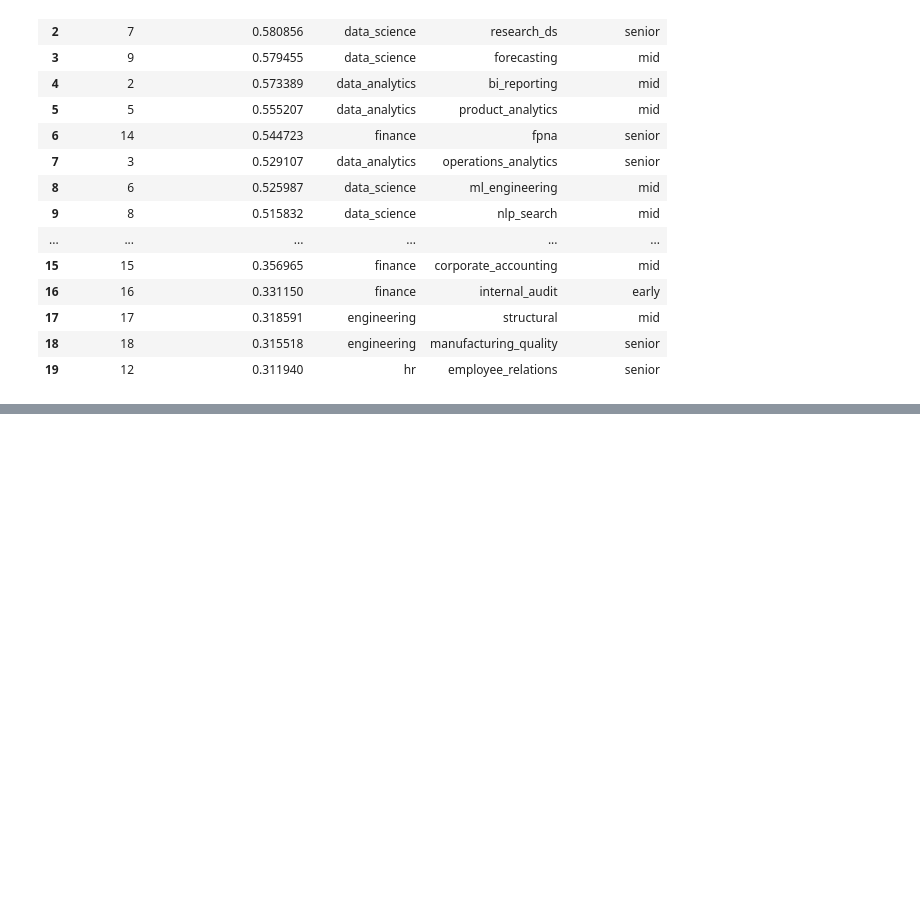
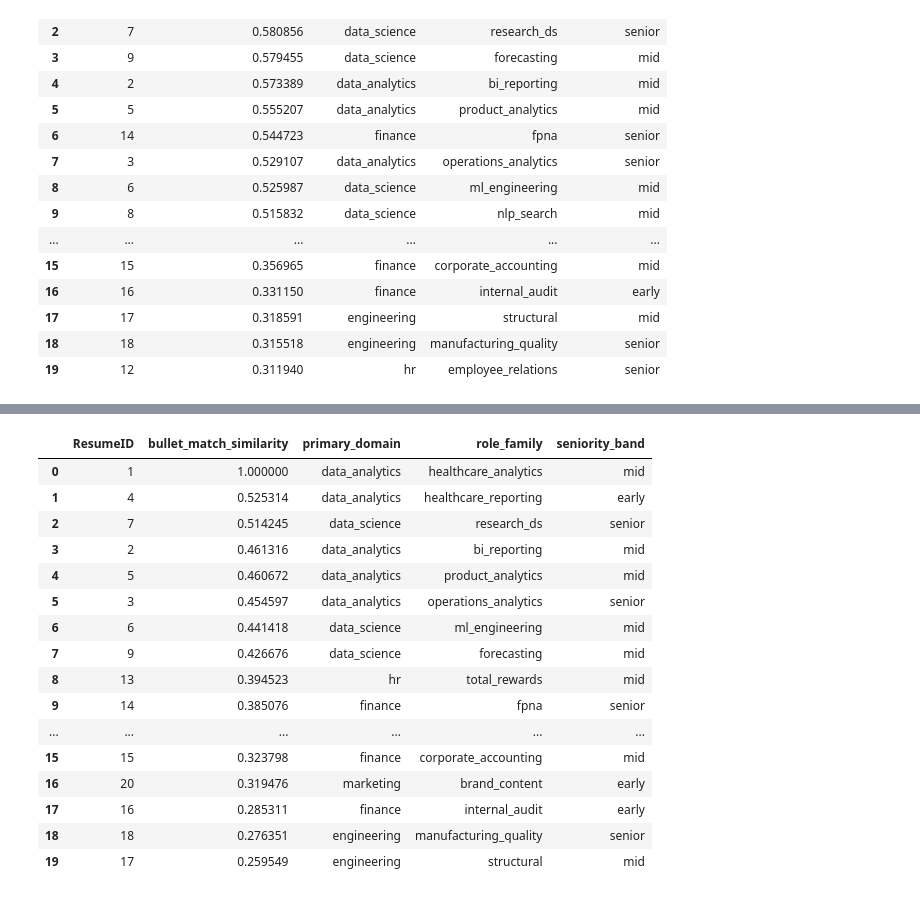
Before and after one commit to deloresmincarelli/Portfolio, a Jupyter notebook: peopleLikeMe/corpus_similarity.ipynb, the cells around one changed output, grey strips where cells are left out. Cells and saved outputs as stored; diff of their text form; code cells hidden in the pictures; blank space fills up the shorter version.

```diff
--- a/peopleLikeMe/corpus_similarity.ipynb
+++ b/peopleLikeMe/corpus_similarity.ipynb
@@ -366,0 +434,99 @@ centroid_rank_df
+# %%
+import math
+
+from sklearn.metrics.pairwise import cosine_similarity
+
+# --- top-k size for bidirectional bullet aggregation ---
+BULLET_TOPK_MIN = 2
+BULLET_TOPK_MAX = 5
+BULLET_TOPK_FRACTION_OF_MIN = 0.4
+
+
+def bullet_topk_k(m: int, n: int, min_k: int, max_k: int, fraction: float) -> int:
+    if min_k < 1:
+        raise ValueError("BULLET_TOPK_MIN must be >= 1")
+    if max_k < min_k:
+        raise ValueError("BULLET_TOPK_MAX must be >= BULLET_TOPK_MIN")
+    mn = min(m, n)
+    return int(min(max(min_k, math.floor(fraction * mn)), max_k))
+
+
+def mean_of_top_k_largest(scores_1d: np.ndarray, k: int) -> float:
+    if scores_1d.size == 0:
+        raise ValueError("empty bullet score vector")
+    k_eff = min(k, int(scores_1d.size))
+    desc = np.sort(scores_1d.astype(np.float64))[::-1][:k_eff]
+    return float(np.mean(desc))
+
+
+if not OUT_EMB_PATH.is_file():
+    raise FileNotFoundError(f"Embedded corpus not found: {OUT_EMB_PATH.resolve()}")
+if not META_PATH.is_file():
+    raise FileNotFoundError(f"Resume metadata not found: {META_PATH.resolve()}")
+
+emb_df3 = pd.read_csv(OUT_EMB_PATH, dtype={"ResumeID": int, "ItemID": int})
+exp_mask3 = emb_df3["Section"].astype(str).str.strip() == "Experience"
+exp_b = emb_df3.loc[exp_mask3 & emb_df3["embedding"].astype(str).str.len().gt(0)].copy()
+exp_b = exp_b.sort_values(["ResumeID", "ItemID"], kind="mergesort")
+
+all_ids_b = sorted(emb_df3["ResumeID"].unique())
+exp_counts_b = exp_b.groupby("ResumeID").size()
+missing_b = [rid for rid in all_ids_b if rid not in exp_counts_b.index or exp_counts_b.loc[rid] == 0]
+if missing_b:
+    raise ValueError(f"No non-empty Experience embedding for ResumeID(s): {missing_b}")
+
+bullets_by_rid: dict[int, np.ndarray] = {}
+for rid, grp in exp_b.groupby("ResumeID", sort=False):
+    vecs = [np.array(json.loads(e), dtype=np.float32) for e in grp["embedding"]]
+    bullets_by_rid[int(rid)] = np.stack(vecs, axis=0)
+
+if TARGET_RESUME_ID not in bullets_by_rid:
+    raise ValueError(f"TARGET_RESUME_ID={TARGET_RESUME_ID} has no experience bullets")
+
+ids_b = sorted(bullets_by_rid.keys())
+X_T = bullets_by_rid[TARGET_RESUME_ID]
+
+rows_bm = []
+for rid in ids_b:
+    X_R = bullets_by_rid[rid]
+    m_tgt, n_other = X_T.shape[0], X_R.shape[0]
+    k = bullet_topk_k(m_tgt, n_other, BULLET_TOPK_MIN, BULLET_TOPK_MAX, BULLET_TOPK_FRACTION_OF_MIN)
+    M = cosine_similarity(X_T, X_R)
+    t_to_r = mean_of_top_k_largest(np.max(M, axis=1), k)
+    r_to_t = mean_of_top_k_largest(np.max(M, axis=0), k)
+    bullet_sim = (t_to_r + r_to_t) / 2.0
+    rows_bm.append({"ResumeID": rid, "bullet_match_similarity": bullet_sim})
+
+self_bm = float(next(r["bullet_match_similarity"] for r in rows_bm if r["ResumeID"] == TARGET_RESUME_ID))
+
+bullet_rank_df = (
+    pd.DataFrame(rows_bm)
+    .sort_values("bullet_match_similarity", ascending=False)
+    .reset_index(drop=True)
+)
+meta_b = pd.read_csv(META_PATH)
+bullet_rank_df = bullet_rank_df.merge(meta_b, on="ResumeID", how="left")
+
+sims_bm = bullet_rank_df["bullet_match_similarity"].to_numpy(dtype=np.float64)
+assert abs(self_bm - 1.0) < 1e-5, f"expected target bullet self-similarity ~1, got {self_bm}"
+assert sims_bm.min() >= -1.0001 and sims_bm.max() <= 1.0001
+
+bullet_rank_df
+# %% [output]
+|  | ResumeID | bullet_match_similarity | primary_domain | role_family | seniority_band |
+| 0 | 1 | 1.000000 | data_analytics | healthcare_analytics | mid |
+| 1 | 4 | 0.525314 | data_analytics | healthcare_reporting | early |
+| 2 | 7 | 0.514245 | data_science | research_ds | senior |
+| 3 | 2 | 0.461316 | data_analytics | bi_reporting | mid |
+| 4 | 5 | 0.460672 | data_analytics | product_analytics | mid |
+| 5 | 3 | 0.454597 | data_analytics | operations_analytics | senior |
+| 6 | 6 | 0.441418 | data_science | ml_engineering | mid |
+| 7 | 9 | 0.426676 | data_science | forecasting | mid |
+| 8 | 13 | 0.394523 | hr | total_rewards | mid |
+| 9 | 14 | 0.385076 | finance | fpna | senior |
+| ... | ... | ... | ... | ... | ... |
+| 15 | 15 | 0.323798 | finance | corporate_accounting | mid |
+| 16 | 20 | 0.319476 | marketing | brand_content | early |
+| 17 | 16 | 0.285311 | finance | internal_audit | early |
+| 18 | 18 | 0.276351 | engineering | manufacturing_quality | senior |
+| 19 | 17 | 0.259549 | engineering | structural | mid |
```
Also changed, not shown: parts of 2 cells of this notebook.
